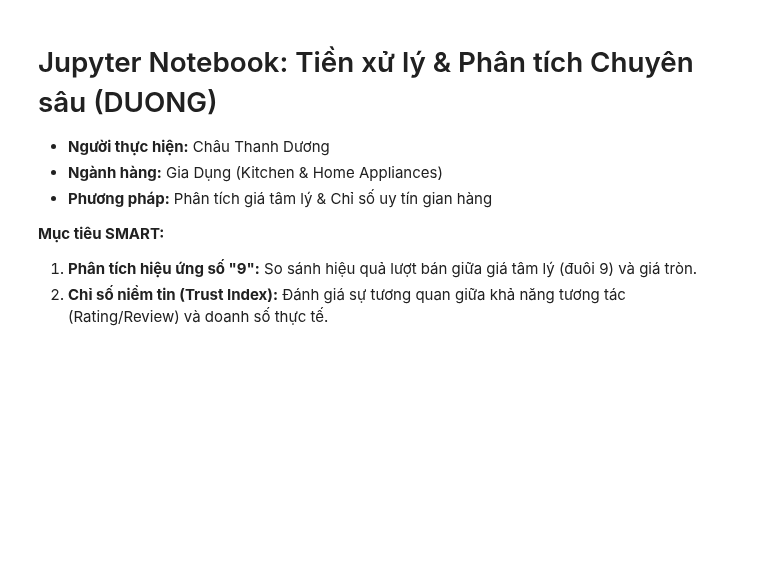
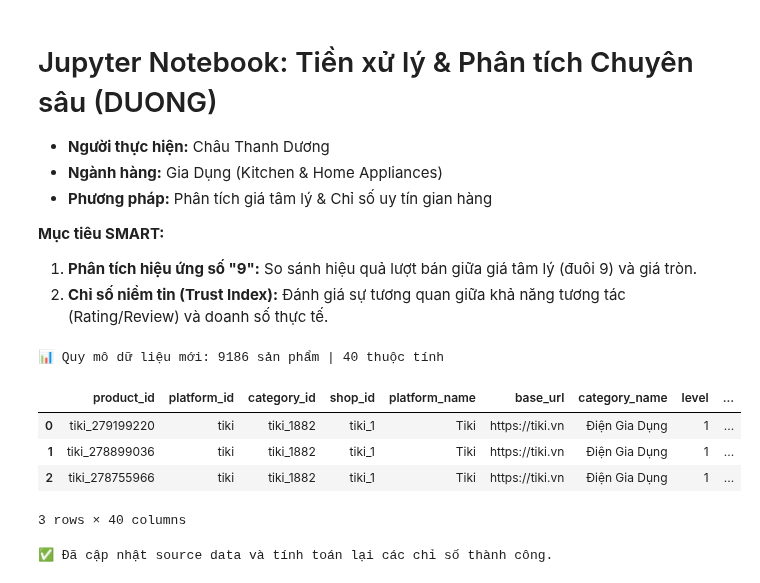
Before and after one commit to Nhihtcode/Lab_01_Data_Vizualization, a Jupyter notebook: notebooks/01_eda_duong.ipynb, the cells around one changed output. Drawn from its saved outputs; the diff is of its cells as text; code cells hidden in the pictures; blank space fills up the shorter version.

Commit message:
Change data source

```diff
--- a/notebooks/01_eda_duong.ipynb
+++ b/notebooks/01_eda_duong.ipynb
@@ -11,22 +11,26 @@
 # %%
 import pandas as pd
 import numpy as np
 import plotly.express as px
 
-# Cấu hình hiển thị số thập phân
+# Cấu hình hiển thị
 pd.options.display.float_format = '{:,.2f}'.format
 
-# Đọc dữ liệu thô
-fact_df = pd.read_csv(r'C:\Users\ctduo\OneDrive\Documents\DV\LAB 01\Lab_01_Data_Vizualization\data\raw\fact_product_tiki_20260330_duong.csv')
-shop_df = pd.read_csv(r'C:\Users\ctduo\OneDrive\Documents\DV\LAB 01\Lab_01_Data_Vizualization\data\raw\dim_shop_tiki_20260330_duong.csv')
+# Đọc dữ liệu từ file đính kèm mới
+# Lưu ý: File .txt thường dùng delimiter là tab (\t) hoặc comma (,), mình mặc định là comma nếu là dạng CSV
+df = pd.read_csv(r'C:\Users\ctduo\OneDrive\Documents\DV\LAB 01\Lab_01_Data_Vizualization\data\Processed\fact_product_enriched.txt')
 
-# Merge dữ liệu: Lấy thêm thông tin Shop vào bảng Sản phẩm
-df = pd.merge(fact_df, shop_df[['shop_id', 'shop_name', 'is_mall']], on='shop_id', how='left')
-
-print(f"📊 Quy mô dữ liệu: {df.shape[0]} sản phẩm | {df.shape[1]} thuộc tính")
+print(f"📊 Quy mô dữ liệu mới: {df.shape[0]} sản phẩm | {df.shape[1]} thuộc tính")
 df.head(3)
+# %% [output]
+📊 Quy mô dữ liệu mới: 9186 sản phẩm | 40 thuộc tính
+|  | product_id | platform_id | category_id | shop_id | platform_name | base_url | category_name | level | ... |
+| 0 | tiki_279199220 | tiki | tiki_1882 | tiki_1 | Tiki | https://tiki.vn | Điện Gia Dụng | 1 | ... |
+| 1 | tiki_278899036 | tiki | tiki_1882 | tiki_1 | Tiki | https://tiki.vn | Điện Gia Dụng | 1 | ... |
+| 2 | tiki_278755966 | tiki | tiki_1882 | tiki_1 | Tiki | https://tiki.vn | Điện Gia Dụng | 1 | ... |
+3 rows × 40 columns
 # %%
-# 1. Ép kiểu dữ liệu (Sử dụng dictionary để xử lý hàng loạt)
+# --- BƯỚC 1: Ép kiểu dữ liệu ---
 type_map = {
     'price_current': float,
     'price_original': float,
@@ -37,18 +41,25 @@ type_map = {
 for col, t in type_map.items():
     df[col] = pd.to_numeric(df[col], errors='coerce').fillna(0).astype(t)
 
-# 2. Xử lý logic giá (Outliers & Missing logic)
-# Nếu giá gốc thấp hơn giá hiện tại (lỗi dữ liệu), gán giá gốc = giá hiện tại
+# --- BƯỚC 2: Xử lý logic giá & Outliers ---
 df['price_original'] = np.where(df['price_original'] < df['price_current'], df['price_current'], df['price_original'])
-
-# 3. Lọc bỏ Outliers: Chỉ giữ sản phẩm từ 10k đến 50 triệu (phù hợp ngành Gia dụng)
 df = df[(df['price_current'] >= 10000) & (df['price_current'] <= 50000000)].copy()
 
-# 4. Ép kiểu Boolean cho các nhãn
-for col in ['is_mall', 'is_freeship', 'has_video']:
-    df[col] = df[col].astype(bool)
+# --- BƯỚC 3: SMART 1 - Hiệu ứng giá tâm lý ---
+def is_psychological_price(p):
+    s = str(int(p))
+    return "9" in s[-3:]
 
-print(" Hoàn tất làm sạch. Dữ liệu sẵn sàng phân tích.")
+df['is_psy_price'] = df['price_current'].apply(is_psychological_price)
+
+# --- BƯỚC 4: SMART 2 - Chỉ số niềm tin (Trust Index) ---
+# Sử dụng công thức: (Rating * 0.7) + (log1p(Review) * 0.3)
+df['trust_index_score'] = (df['rating'] * 0.7) + (np.log1p(df['review_count']) * 0.3)
+df['revenue_est'] = df['price_current'] * df['sold_count']
+
+print("✅ Đã cập nhật source data và tính toán lại các chỉ số thành công.")
+# %% [output]
+✅ Đã cập nhật source data và tính toán lại các chỉ số thành công.
 # %%
 # --- SMART 1: Hiệu ứng giá tâm lý (Số 9) ---
 # Kiểm tra giá có kết thúc bằng cụm '900', '90' hoặc '9' (đặc thù VNĐ)
```
Also changed, not shown: parts of 1 cell of this notebook.
